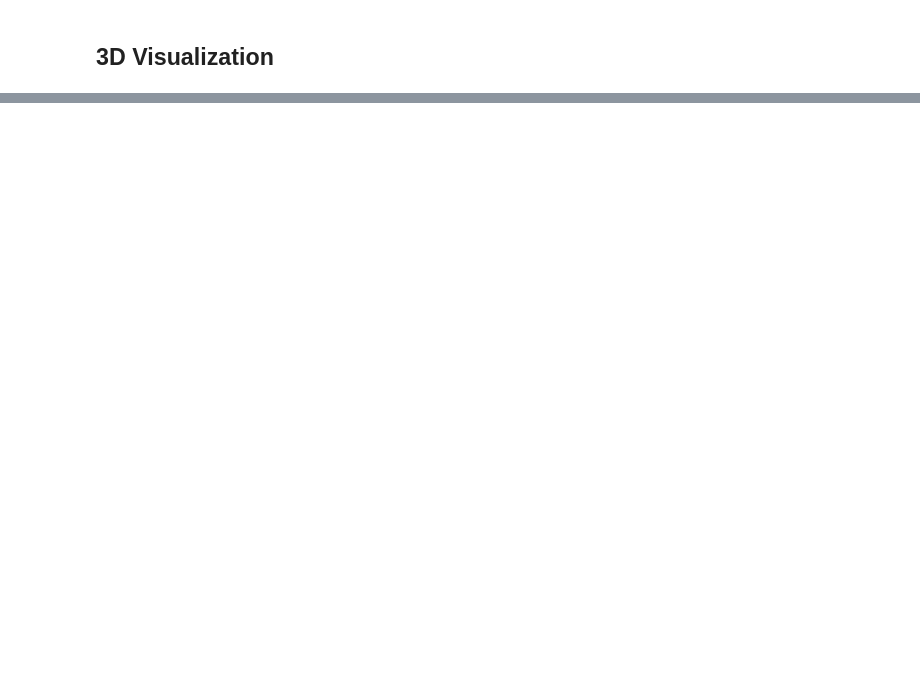
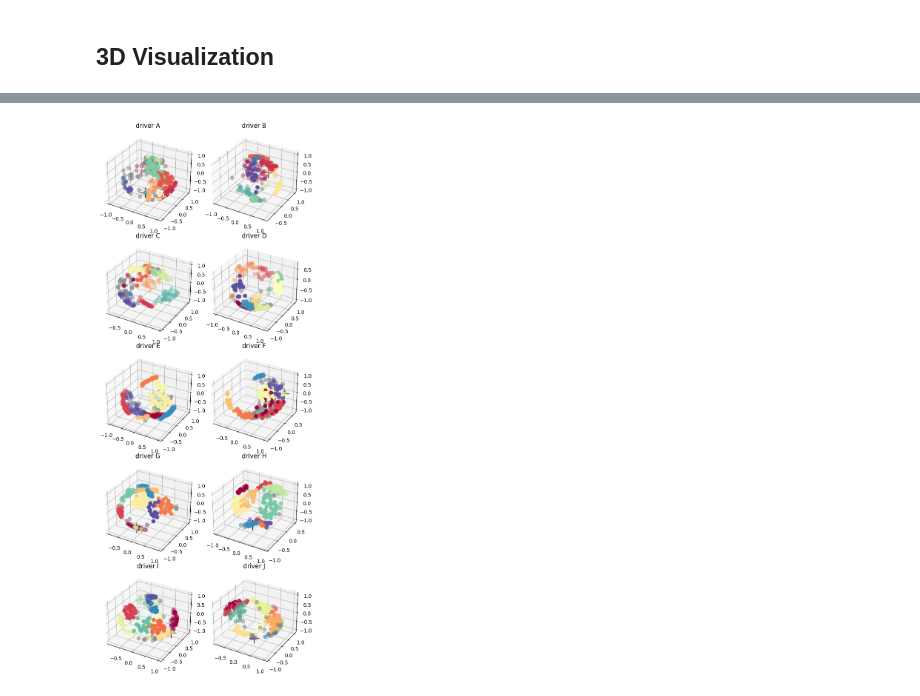
Before and after one commit to ericsua/DataMiningProject23-24, a Jupyter notebook: Part3.ipynb, the cells around one changed output, grey strips where cells are left out. Saved outputs shown, nothing was run; the diff lists cells and outputs as text; code cells hidden in the pictures; blank space fills up the shorter version.

```diff
--- a/Part3.ipynb
+++ b/Part3.ipynb
@@ -692,0 +645,38 @@ plt.show()
+# %%
+columns = 2
+rows = len(uniqueDrivers) // columns
+fig = plt.figure(figsize=(columns * 3, rows * 3))
+
+for i, driver in enumerate(uniqueDrivers):
+    idx = best_clustroids[i]
+    hdbscan_labels = driversLabels[driver]
+    clustered = (hdbscan_labels >= 0)
+
+    fit = umap.UMAP(n_neighbors=15, min_dist=0.1, n_components=2, metric='precomputed')
+    u = fit.fit(driversDistances[driver])
+
+    x = np.sin(u.embedding_[clustered, 0]) * np.cos(u.embedding_[clustered, 1])
+    y = np.sin(u.embedding_[clustered, 0]) * np.sin(u.embedding_[clustered, 1])
+    z = np.cos(u.embedding_[clustered, 0])
+
+    ax = fig.add_subplot(rows, columns, i + 1, projection='3d', alpha=0.6)
+    ax.scatter(x, y, z, s=50, c=hdbscan_labels[clustered], cmap='Spectral')
+
+    x_noise = np.sin(u.embedding_[~clustered, 0]) * np.cos(u.embedding_[~clustered, 1])
+    y_noise = np.sin(u.embedding_[~clustered, 0]) * np.sin(u.embedding_[~clustered, 1])
+    z_noise = np.cos(u.embedding_[~clustered, 0])
+
+    ax.scatter(x_noise, y_noise, z_noise, s=50, color=(0.5,0.5,0.5), alpha=0.5, label='noise')
+
+    x_best = np.sin(u.embedding_[idx, 0]) * np.cos(u.embedding_[idx, 1])
+    y_best = np.sin(u.embedding_[idx, 0]) * np.sin(u.embedding_[idx, 1])
+    z_best = np.cos(u.embedding_[idx, 0])
+
+    ax.plot(x_best, y_best, z_best, marker='+', markersize=20, c='black')
+
+    ax.set_title(f"driver {driver}", fontsize=12)
+
+plt.tight_layout()
+plt.show()
+# %% [output]
+[figure, added]
```
Also changed, not shown: parts of 9 cells of this notebook, 2 other files.
